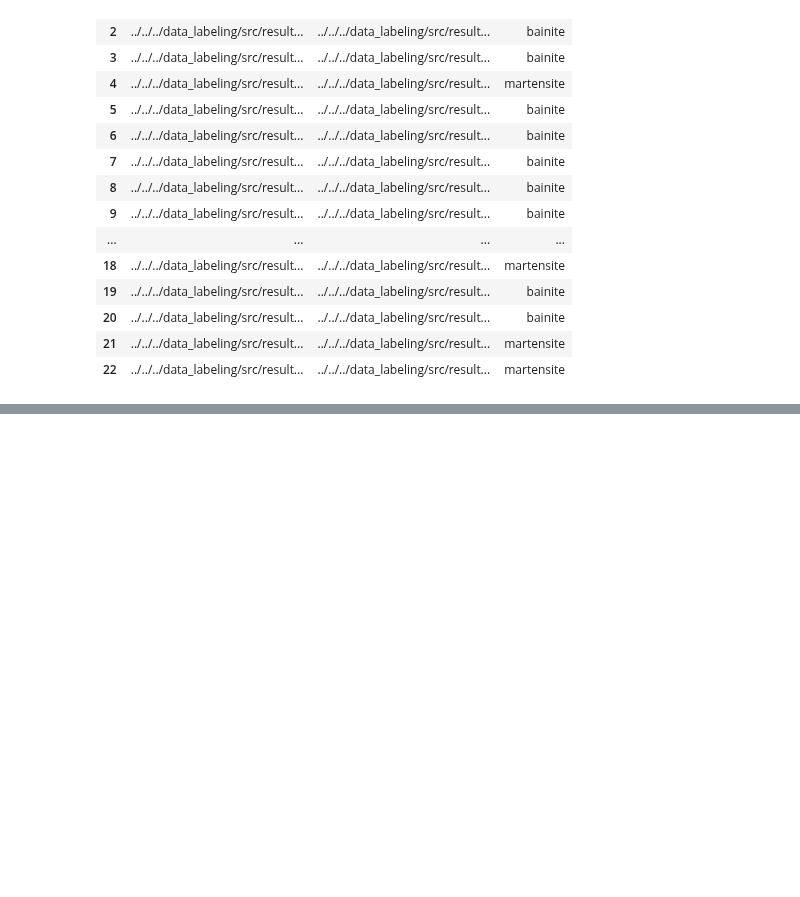
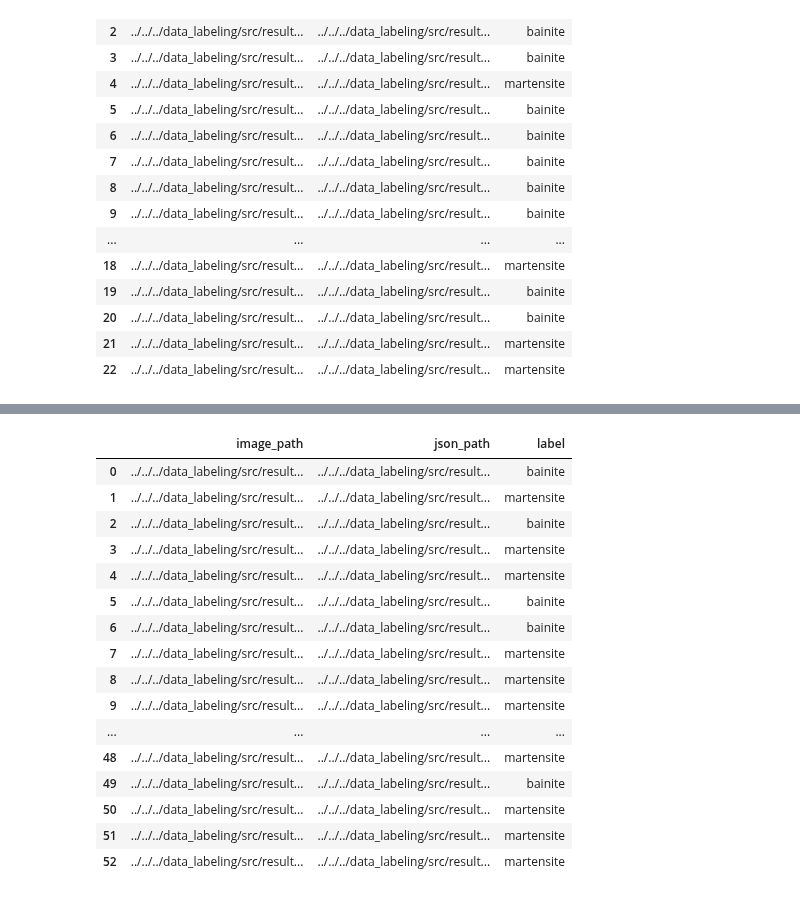
Before and after one commit to Tomzonkal/Bainitu_segmenation, a Jupyter notebook: experiment_platform/backend/experiment_platform_backend/main.ipynb, the cells around one changed output, grey strips where cells are left out. Drawn from its saved outputs; the diff is of its cells as text; code cells hidden in the pictures; blank space fills up the shorter version.

Commit message:
addes superpixel

```diff
--- a/experiment_platform/backend/experiment_platform_backend/main.ipynb
+++ b/experiment_platform/backend/experiment_platform_backend/main.ipynb
@@ -60,3 +60,7 @@ segment_dataset.load_meta_data()
 | 20 | ../../../data_labeling/src/result... | ../../../data_labeling/src/result... | bainite |
 | 21 | ../../../data_labeling/src/result... | ../../../data_labeling/src/result... | martensite |
 | 22 | ../../../data_labeling/src/result... | ../../../data_labeling/src/result... | martensite |
+# %%
+superpixel_segment_dataset = SegmentDataset(dataset_name="superpixel_bainite_segments",
+                                  image_data_path=config.SUPERPIXEL_BAINITE_SEGMENTS_DATASET_PATH,
+                                  image_label_data_path=config.SUPERPIXEL_BAINITE_SEGMENTS_LABELS_DATASET_PATH)
@@ -62,0 +88,20 @@ segment_dataset.load_meta_data()
+# %%
+superpixel_segment_dataset.load_meta_data()
+# %% [output]
+|  | image_path | json_path | label |
+| 0 | ../../../data_labeling/src/result... | ../../../data_labeling/src/result... | bainite |
+| 1 | ../../../data_labeling/src/result... | ../../../data_labeling/src/result... | martensite |
+| 2 | ../../../data_labeling/src/result... | ../../../data_labeling/src/result... | bainite |
+| 3 | ../../../data_labeling/src/result... | ../../../data_labeling/src/result... | martensite |
+| 4 | ../../../data_labeling/src/result... | ../../../data_labeling/src/result... | martensite |
+| 5 | ../../../data_labeling/src/result... | ../../../data_labeling/src/result... | bainite |
+| 6 | ../../../data_labeling/src/result... | ../../../data_labeling/src/result... | bainite |
+| 7 | ../../../data_labeling/src/result... | ../../../data_labeling/src/result... | martensite |
+| 8 | ../../../data_labeling/src/result... | ../../../data_labeling/src/result... | martensite |
+| 9 | ../../../data_labeling/src/result... | ../../../data_labeling/src/result... | martensite |
+| ... | ... | ... | ... |
+| 48 | ../../../data_labeling/src/result... | ../../../data_labeling/src/result... | martensite |
+| 49 | ../../../data_labeling/src/result... | ../../../data_labeling/src/result... | bainite |
+| 50 | ../../../data_labeling/src/result... | ../../../data_labeling/src/result... | martensite |
+| 51 | ../../../data_labeling/src/result... | ../../../data_labeling/src/result... | martensite |
+| 52 | ../../../data_labeling/src/result... | ../../../data_labeling/src/result... | martensite |
```
Also changed, not shown: parts of 2 cells of this notebook, 7 other files.
